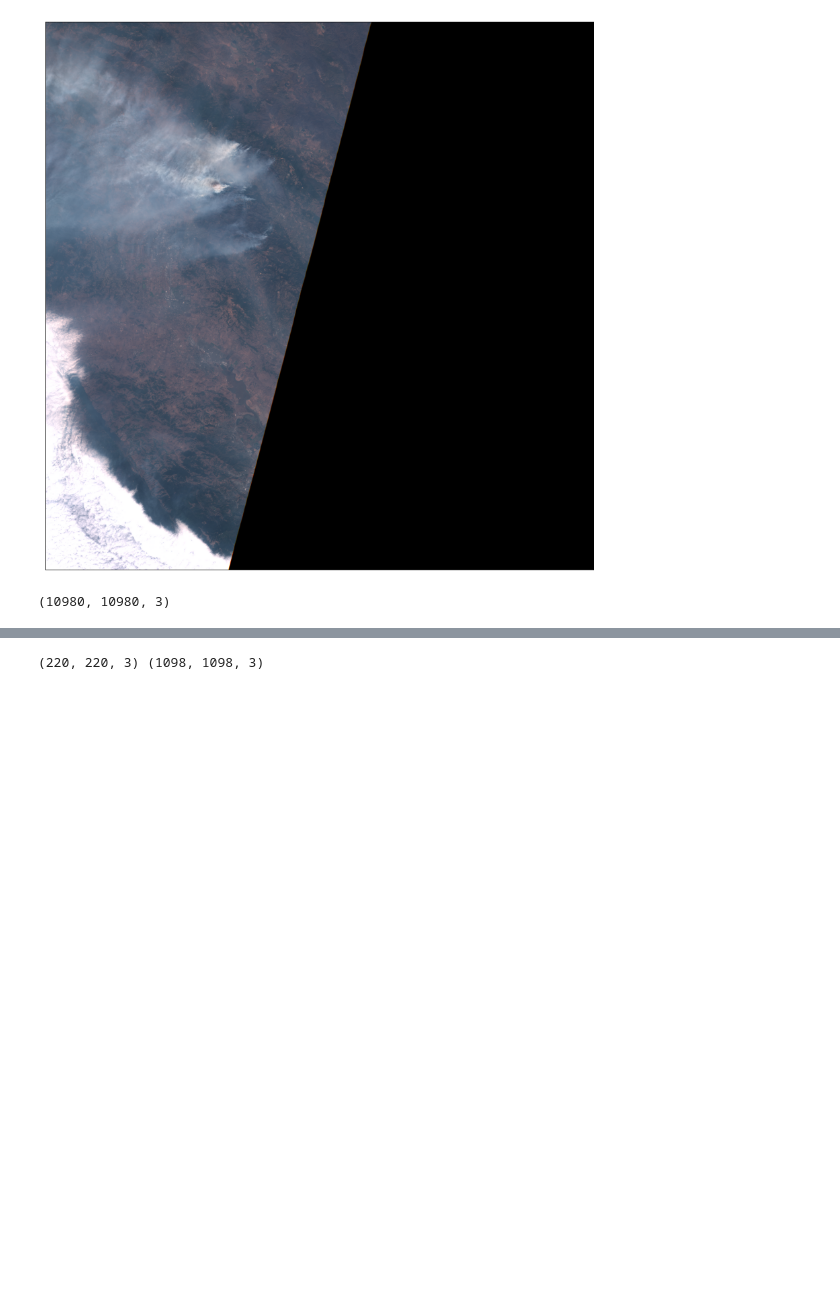
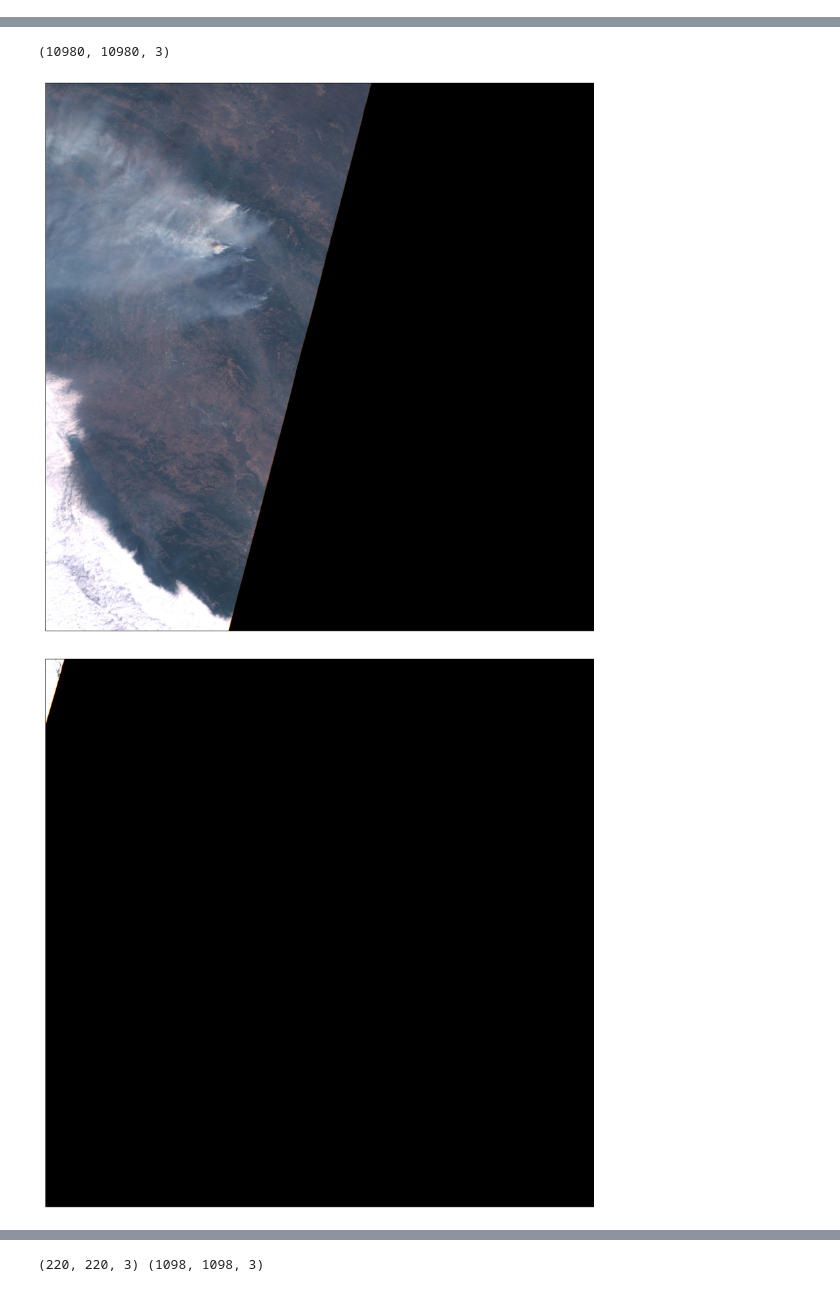
Before and after one commit to valldabo2/satellite, a Jupyter notebook: notebooks/Sentinelsat.ipynb, the cells around one changed output, grey strips where cells are left out. Cells and saved outputs as stored; diff of their text form; code cells hidden in the pictures; blank space fills up the shorter version.

Commit message:
Modify existing notebook to improve file download

```diff
--- a/notebooks/Sentinelsat.ipynb
+++ b/notebooks/Sentinelsat.ipynb
@@ -51,12 +55,37 @@ blue = get_band_array("B02", band_files)
-# %%
-from ds_exploration.plotting_utils import plot_image
-import numpy as np
-
-rgb = np.dstack([red, green, blue])
-plot_image(rgb, factor=5/2e4, clip_range=(0,1))
-# %% [output]
-[figure, removed]
-# %%
-rgb.shape
-# %% [output]
-(10980, 10980, 3)
+# %%
+def download_tiles(list_of_tiles, nfilter='*B??.jp2'):
+    if nfilter:
+        nodefilter=make_filter(nfilter)
+        api = SentinelProductsAPI(user, password, 'https://scihub.copernicus.eu/dhus')
+    else:
+        api = SentinelAPI(user, password, 'https://scihub.copernicus.eu/dhus')
+
+    for tile in list_of_tiles:
+        print(f'Download tile name: {tile["tile_name"]} for {tile["date"][0]}, {tile["date"][1]}, with filter {nfilter}')
+        name = tile['tile_name']
+        date = tile['date']
+        products = api.query(
+            date=date, tileid=name,
+            platformname='Sentinel-2', producttype='S2MSI1C'
+        )
+        if nfilter:
+            downloaded_products = api.download_all(products, directory_path=dir_, n_concurrent_dl=5, nodefilter=nodefilter)
+        else:
+            downloaded_products = api.download_all(products, directory_path=dir_, n_concurrent_dl=5)
+
+        print(downloaded_products)
+        filename = [downloaded_products[0][k]['title'] for k in downloaded_products[0].keys()][0]
+        zip_file_path = Path(f"{dir_}/{filename}.zip")
+        unarchive_download(zip_file_path)
+
+        rgb = extract_and_combine(zip_file_path)
+        print(rgb.shape)
+        plot_image(rgb, factor=5/2e4, clip_range=(0,1))
+# %%
+list_of_tiles = [
+    {'tile_name': "10SEH", 'date': ('20200928', '20200930')},
+    {'tile_name': "10TDK", 'date': ('20201004', '20201009')},
+    {'tile_name': "10TDL", 'date': ('20200928', '20200930')},
+]
+download_tiles(list_of_tiles, nfilter=None)
+# %% [output]
@@ -62,0 +97,3 @@ rgb.shape
+(10980, 10980, 3)
+[figure, added]
+[figure, added]
```
Also changed, not shown: parts of 12 cells of this notebook, 1 other file.
